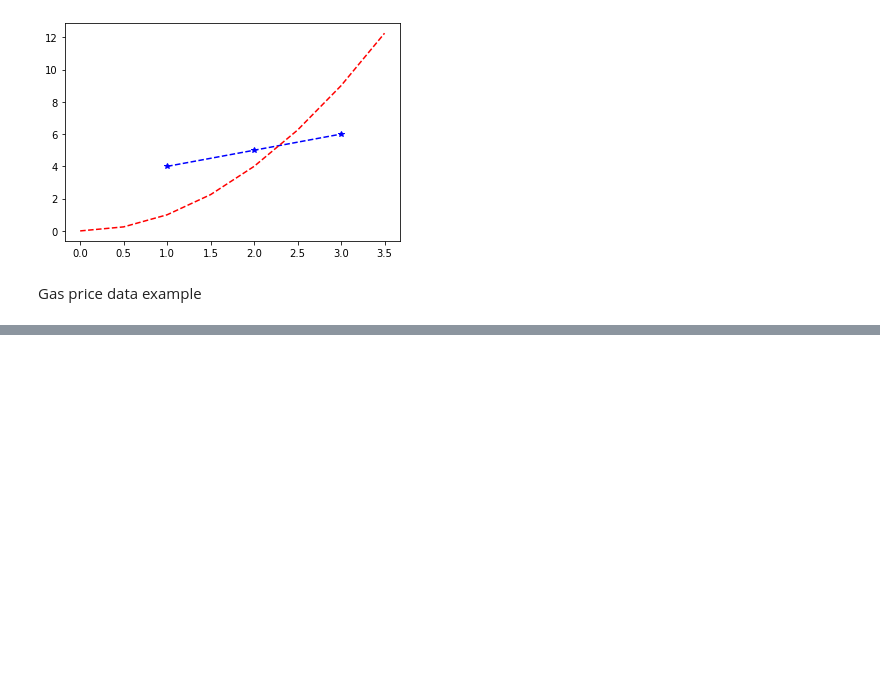
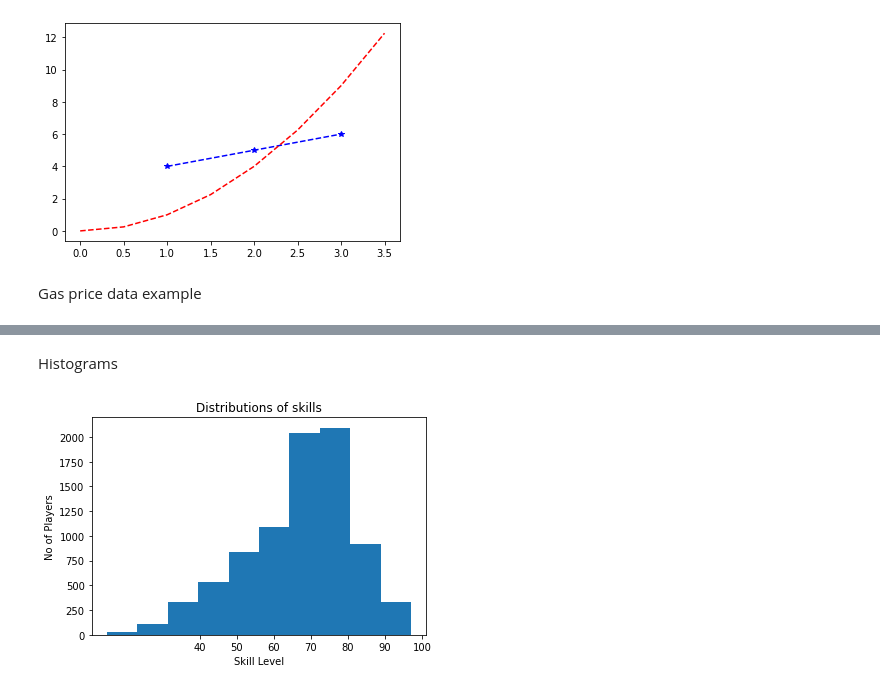
Before and after one commit to subhash-ranjan/matplotlib-pg, a Jupyter notebook: plot.ipynb, the cells around one changed output, grey strips where cells are left out. Drawn from its saved outputs; the diff is of its cells as text; code cells hidden in the pictures; blank space fills up the shorter version.

```diff
--- a/plot.ipynb
+++ b/plot.ipynb
@@ -31,0 +43,16 @@ plt.plot(gas_price_data.Year, gas_price_data.Canada)
+# %%
+fifa = pd.read_csv('fifa_data.csv')
+# %% [markdown]
+Histograms
+# %%
+bins = [40,50,60,70,80,90,100]
+plt.hist(fifa.Acceleration)
+
+plt.xticks(bins)
+plt.xlabel('Skill Level')
+plt.ylabel('No of Players')
+plt.title('Distributions of skills')
+
+plt.show()
+# %% [output]
+[figure, added]
```
Also changed, not shown: parts of 3 cells of this notebook.
